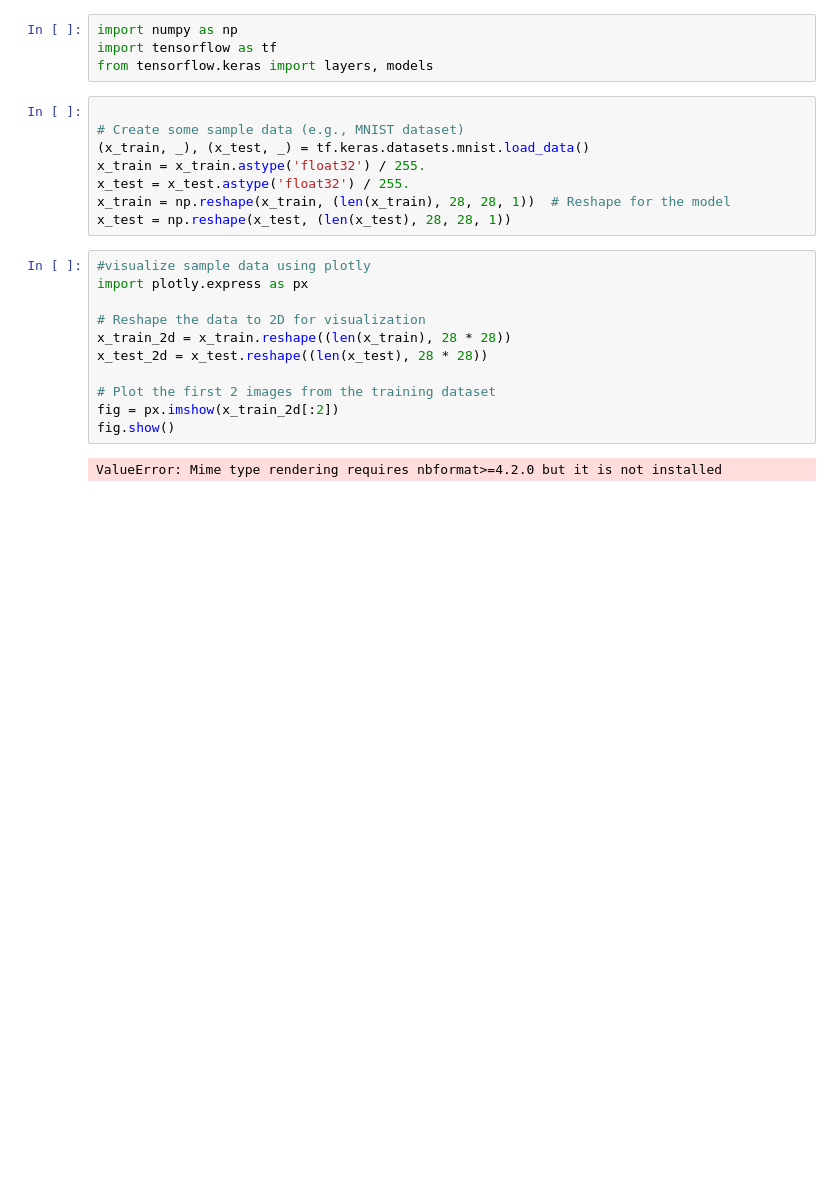
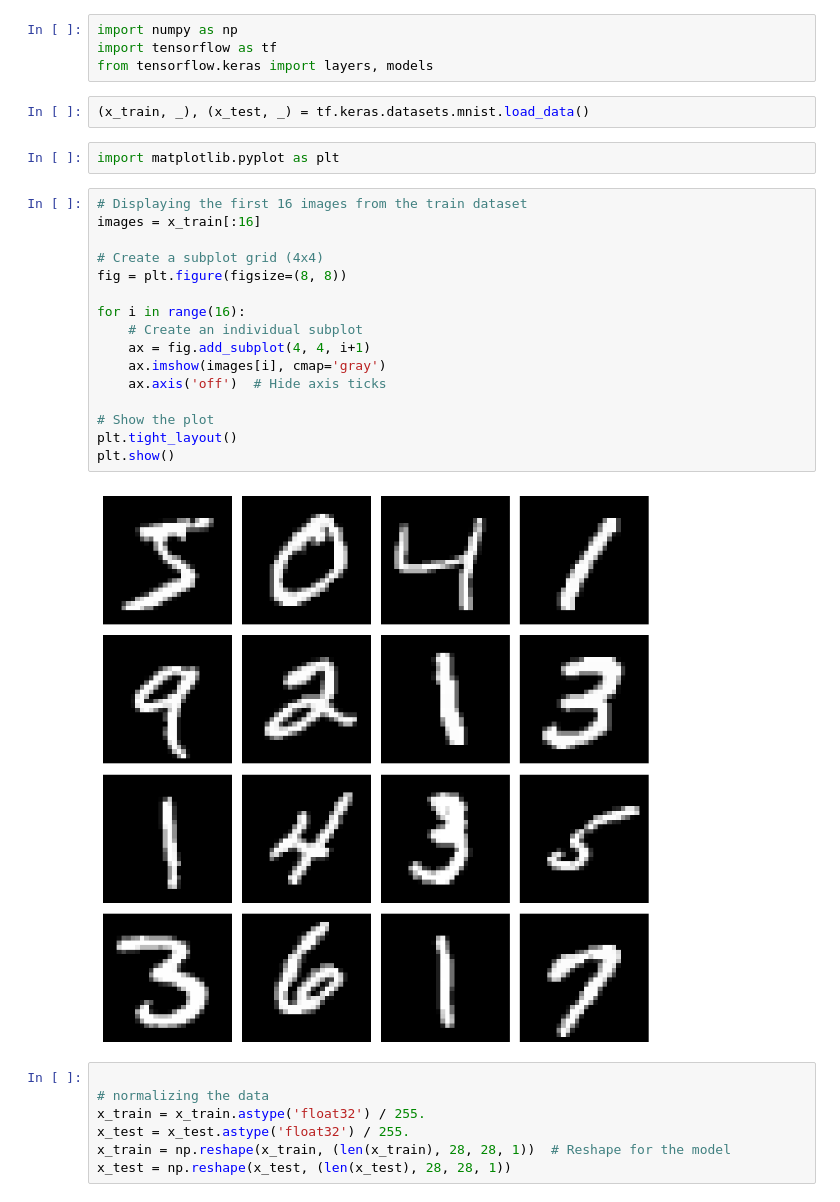
Before and after one commit to senthilkumarimuth/gists, a Jupyter notebook: artificial_intelligence/auto_encoder_concepts/auto_encode_model.ipynb, the cells around one changed output. Cells and saved outputs as stored; diff of their text form; blank space fills up the shorter version.

```diff
--- a/artificial_intelligence/auto_encoder_concepts/auto_encode_model.ipynb
+++ b/artificial_intelligence/auto_encoder_concepts/auto_encode_model.ipynb
@@ -2,27 +2,35 @@
 import numpy as np
 import tensorflow as tf
 from tensorflow.keras import layers, models
+# %%
+(x_train, _), (x_test, _) = tf.keras.datasets.mnist.load_data()
+# %%
+import matplotlib.pyplot as plt
+# %%
+# Displaying the first 16 images from the train dataset
+images = x_train[:16]
+
+# Create a subplot grid (4x4)
+fig = plt.figure(figsize=(8, 8))
+
+for i in range(16):
+    # Create an individual subplot
+    ax = fig.add_subplot(4, 4, i+1)
+    ax.imshow(images[i], cmap='gray')
+    ax.axis('off')  # Hide axis ticks
+
+# Show the plot
+plt.tight_layout()
+plt.show()
+# %% [output]
+[figure, added]
 # %%
 
-# Create some sample data (e.g., MNIST dataset)
-(x_train, _), (x_test, _) = tf.keras.datasets.mnist.load_data()
+# normalizing the data
 x_train = x_train.astype('float32') / 255.
 x_test = x_test.astype('float32') / 255.
 x_train = np.reshape(x_train, (len(x_train), 28, 28, 1))  # Reshape for the model
 x_test = np.reshape(x_test, (len(x_test), 28, 28, 1))
-# %%
-#visualize sample data using plotly
-import plotly.express as px
-
-# Reshape the data to 2D for visualization
-x_train_2d = x_train.reshape((len(x_train), 28 * 28))
-x_test_2d = x_test.reshape((len(x_test), 28 * 28))
-
-# Plot the first 2 images from the training dataset
-fig = px.imshow(x_train_2d[:2])
-fig.show()
-# %% [output]
-ValueError: Mime type rendering requires nbformat>=4.2.0 but it is not installed
 # %%
 
 
```
Also changed, not shown: parts of 3 cells of this notebook, 2 other files.
